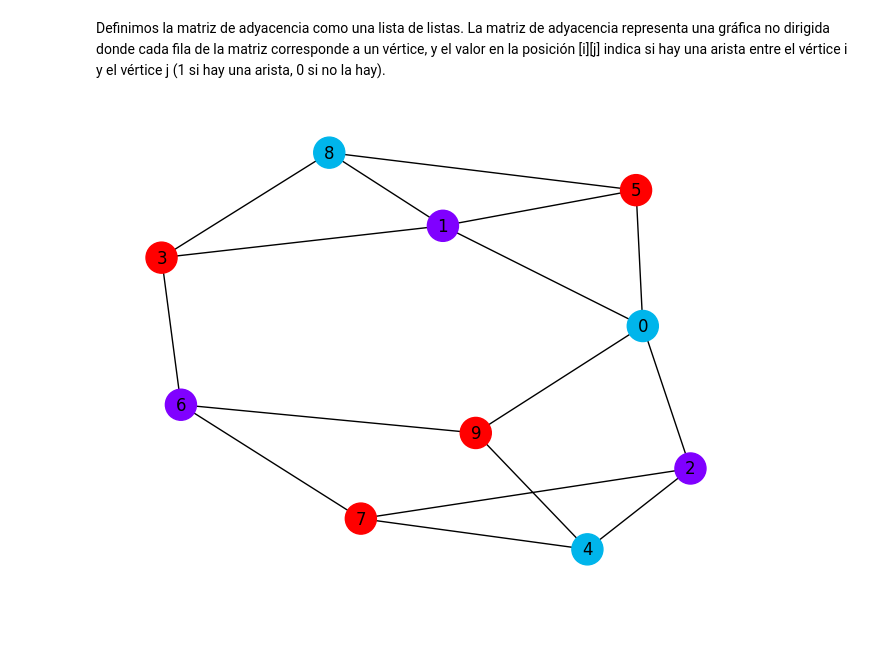
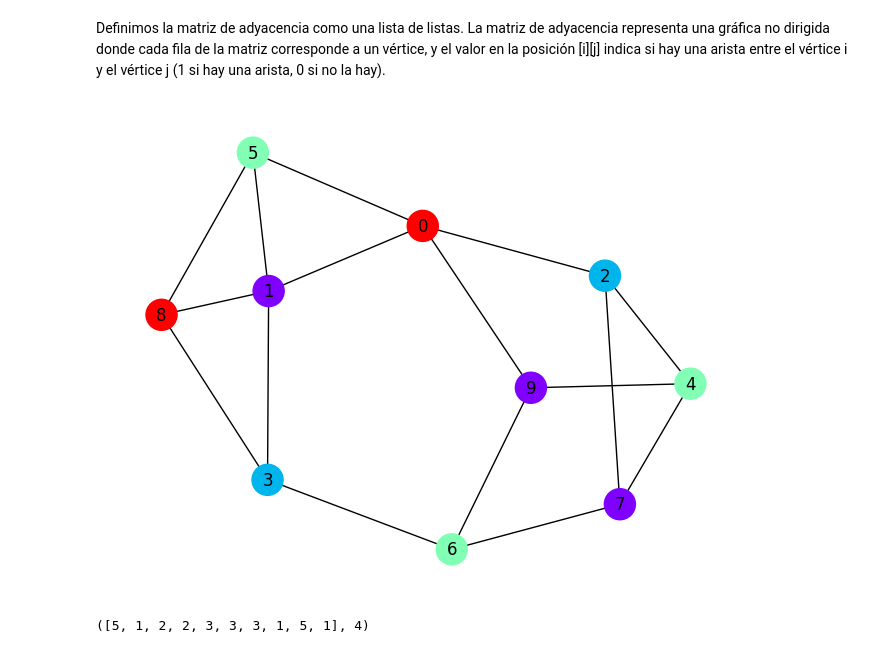
Before and after one commit to Monica281/IDO, a Jupyter notebook: Proyecto_BusquedaTabu.ipynb, the cells around one changed output. Drawn from its saved outputs; the diff is of its cells as text; code cells hidden in the pictures.

```diff
--- a/Proyecto_BusquedaTabu.ipynb
+++ b/Proyecto_BusquedaTabu.ipynb
@@ -76,7 +97,7 @@ def evaluar_solucion(solucion):
 
 def busqueda_tabu(matriz_adyacencia, num_vertices, max_iteraciones, tam_tabu):
     # Parte de una solución inicial generada aleatoriamente
-    mejor_solucion = solucion_aleatoria(num_vertices)
+    mejor_solucion = solucion_aleatoria(matriz_adyacencia,num_vertices)
     # Calcula el valor de la función objetivo dada la solución inicial
     mejor_valor_fo = evaluar_solucion(mejor_solucion)
     # Se inicializa una lista para mantener los movimientos tabú
@@ -131,6 +152,23 @@ def busqueda_tabu(matriz_adyacencia, num_vertices, max_iteraciones, tam_tabu):
 # %% [markdown]
 Definimos la matriz de adyacencia como una lista de listas.
 La matriz de adyacencia representa una gráfica no dirigida donde cada fila de la matriz corresponde a un vértice, y el valor en la posición [i][j] indica si hay una arista entre el vértice i y el vértice j (1 si hay una arista, 0 si no la hay).
+# %%
+# Código para generar las matrices de adyacencia
+
+# Definir el tamaño de la matriz
+num_vertices = 20
+
+# Inicializar la matriz con ceros
+matriz_adyacencia = [[0] * num_vertices for _ in range(num_vertices)]
+
+# Llenar la matriz con valores aleatorios
+for i in range(num_vertices):
+    for j in range(i + 1, num_vertices):
+        matriz_adyacencia[i][j] = matriz_adyacencia[j][i] = random.randint(0, 1)
+
+# Mostrar la matriz
+#for fila in matriz_adyacencia:
+#    print(fila)
 # %%
 # Código para graficar las soluciones obtenidas
 
@@ -158,36 +196,39 @@ def dibujar_grafica(matriz_adyacencia, solucion_final):
 # %%
 # EJEMPLO 1
 
 matriz_adyacencia_1 = [
-    [0, 1, 1, 0, 0, 1, 0, 0, 0, 1], # Vértice 0
-    [1, 0, 0, 1, 0, 1, 0, 0, 1, 0], # Vértice 1
-    [1, 0, 0, 0, 1, 0, 0, 1, 0, 0], # Vértice 2
-    [0, 1, 0, 0, 0, 0, 1, 0, 1, 0], # Vértice 3
-    [0, 0, 1, 0, 0, 0, 0, 1, 0, 1], # Vértice 4
-    [1, 1, 0, 0, 0, 0, 0, 0, 1, 0], # Vértice 5
-    [0, 0, 0, 1, 0, 0, 0, 1, 0, 1], # Vértice 6
-    [0, 0, 1, 0, 1, 0, 1, 0, 0, 0], # Vértice 7
-    [0, 1, 0, 1, 0, 1, 0, 0, 0, 0], # Vértice 8
-    [1, 0, 0, 0, 1, 0, 1, 0, 0, 0] # Vértice 9
+    [0, 1, 1, 0, 0, 1, 0, 0, 0, 1],
+    [1, 0, 0, 1, 0, 1, 0, 0, 1, 0],
+    [1, 0, 0, 0, 1, 0, 0, 1, 0, 0],
+    [0, 1, 0, 0, 0, 0, 1, 0, 1, 0],
+    [0, 0, 1, 0, 0, 0, 0, 1, 0, 1],
+    [1, 1, 0, 0, 0, 0, 0, 0, 1, 0],
+    [0, 0, 0, 1, 0, 0, 0, 1, 0, 1],
+    [0, 0, 1, 0, 1, 0, 1, 0, 0, 0],
+    [0, 1, 0, 1, 0, 1, 0, 0, 0, 0],
+    [1, 0, 0, 0, 1, 0, 1, 0, 0, 0]
 ]
-
 
 # Definimos el número de vértices
 num_vertices = len(matriz_adyacencia_1)
 
 # Definimos como criterio de paro un número máximo de iteraciones
 max_iteraciones_1 = 500
 
 # Definimos el número de iteraciones que permanecerá en la lista tabú.
 tam_tabu_1 = 3
 
 # Ejecutamos la búsqueda tabu
 solucion_final_1 = busqueda_tabu(matriz_adyacencia_1, num_vertices, max_iteraciones_1, tam_tabu_1)[0]
 
 # Dibujar la gráfica con la solución final
 dibujar_grafica(matriz_adyacencia_1, solucion_final_1)
+
+# Muestra la solución final y el número de colores utilizados
+solucion_final_1, evaluar_solucion(solucion_final_1)
 # %% [output]
-[figure, old version]
+[figure, new version]
+([5, 1, 2, 2, 3, 3, 3, 1, 5, 1], 4)
 # %%
 # EJEMPLO 2
 
```
Also changed, not shown: parts of 7 cells of this notebook, 1 other file.
